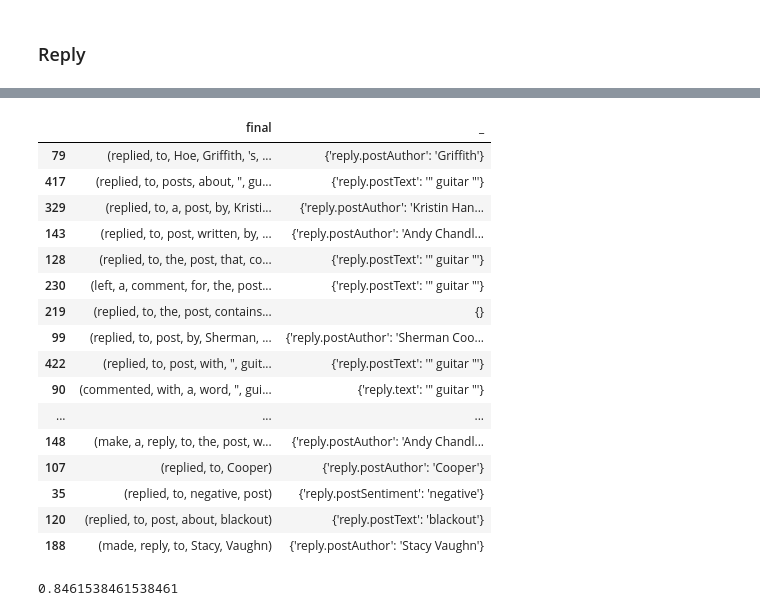
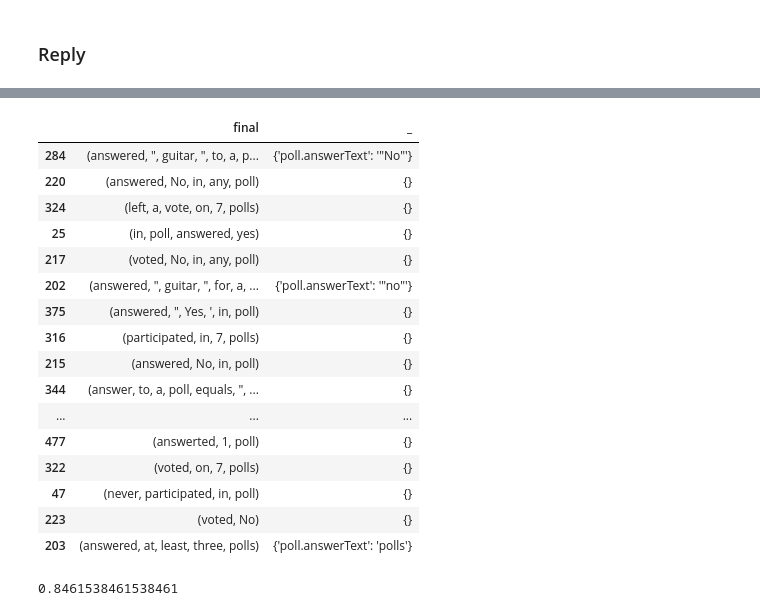
Before and after one commit to serzh/prj-nlp, a Jupyter notebook: students/SerhiiNechyporchuk/project/ArgExtraction.ipynb, the cells around one changed output, grey strips where cells are left out. Saved outputs shown, nothing was run; the diff lists cells and outputs as text; code cells hidden in the pictures.

Commit message:
start working on extracting polls

```diff
--- a/students/SerhiiNechyporchuk/project/ArgExtraction.ipynb
+++ b/students/SerhiiNechyporchuk/project/ArgExtraction.ipynb
@@ -51,3 +51,4 @@ train, test = train_test_split(cl, test_size=0.3)
 # %%
 train = pd.read_csv('phrases.arg_ex.train.csv', index_col=0)
 test = pd.read_csv('phrases.arg_ex.test.csv', index_col=0)
+train = train.assign(final=apply_replacements(train))
@@ -1102,25 +1118,25 @@ Applied rule reply_text1 {'reply.text': '"convulsion"'}
 # %%
-cls = 'reply'
+cls = 'poll'
 posts = ptrain[ptrain['label'] == cls]
 posts[['final']].assign(_=run_rules(posts['final'], posts['grepl'], [cls]*len(posts)))
 # %% [output]
 |  | final | _ |
-| 79 | (replied, to, Hoe, Griffith, 's, ... | {'reply.postAuthor': 'Griffith'} |
-| 417 | (replied, to, posts, about, ", gu... | {'reply.postText': '" guitar "'} |
-| 329 | (replied, to, a, post, by, Kristi... | {'reply.postAuthor': 'Kristin Han... |
-| 143 | (replied, to, post, written, by, ... | {'reply.postAuthor': 'Andy Chandl... |
-| 128 | (replied, to, the, post, that, co... | {'reply.postText': '" guitar "'} |
-| 230 | (left, a, comment, for, the, post... | {'reply.postText': '" guitar "'} |
-| 219 | (replied, to, the, post, contains... | {} |
-| 99 | (replied, to, post, by, Sherman, ... | {'reply.postAuthor': 'Sherman Coo... |
-| 422 | (replied, to, post, with, ", guit... | {'reply.postText': '" guitar "'} |
-| 90 | (commented, with, a, word, ", gui... | {'reply.text': '" guitar "'} |
+| 284 | (answered, ", guitar, ", to, a, p... | {'poll.answerText': '"No"'} |
+| 220 | (answered, No, in, any, poll) | {} |
+| 324 | (left, a, vote, on, 7, polls) | {} |
+| 25 | (in, poll, answered, yes) | {} |
+| 217 | (voted, No, in, any, poll) | {} |
+| 202 | (answered, ", guitar, ", for, a, ... | {'poll.answerText': '"no"'} |
+| 375 | (answered, ", Yes, ', in, poll) | {} |
+| 316 | (participated, in, 7, polls) | {} |
+| 215 | (answered, No, in, poll) | {} |
+| 344 | (answer, to, a, poll, equals, ", ... | {} |
 | ... | ... | ... |
-| 148 | (make, a, reply, to, the, post, w... | {'reply.postAuthor': 'Andy Chandl... |
-| 107 | (replied, to, Cooper) | {'reply.postAuthor': 'Cooper'} |
-| 35 | (replied, to, negative, post) | {'reply.postSentiment': 'negative'} |
-| 120 | (replied, to, post, about, blackout) | {'reply.postText': 'blackout'} |
-| 188 | (made, reply, to, Stacy, Vaughn) | {'reply.postAuthor': 'Stacy Vaughn'} |
+| 477 | (answerted, 1, poll) | {} |
+| 322 | (voted, on, 7, polls) | {} |
+| 47 | (never, participated, in, poll) | {} |
+| 223 | (voted, No) | {} |
+| 203 | (answered, at, least, three, polls) | {'poll.answerText': 'polls'} |
 # %%
 #prep(test)
 
```
Also changed, not shown: parts of 8 cells of this notebook.
